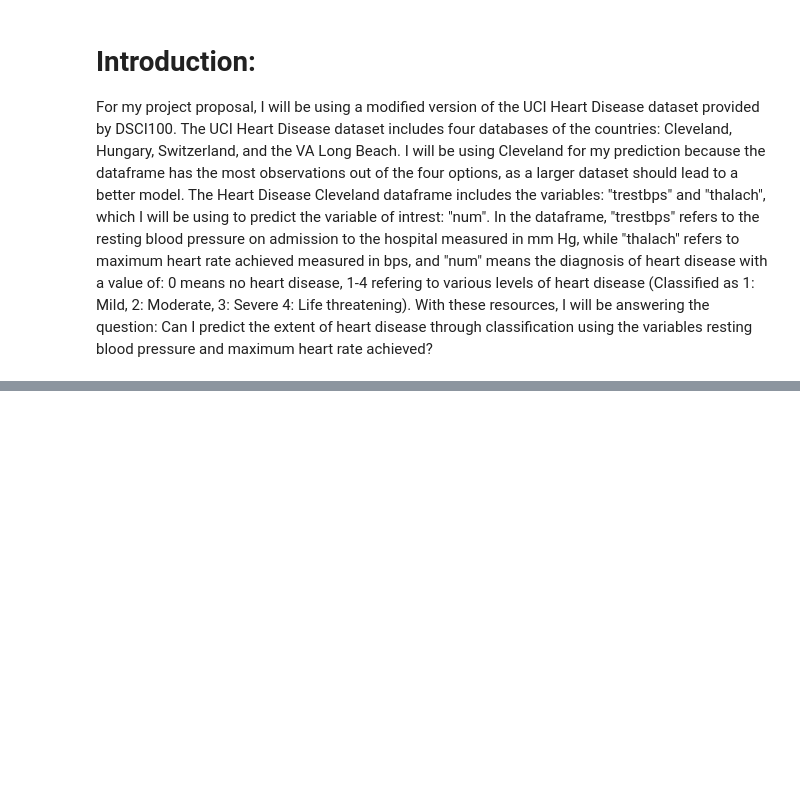
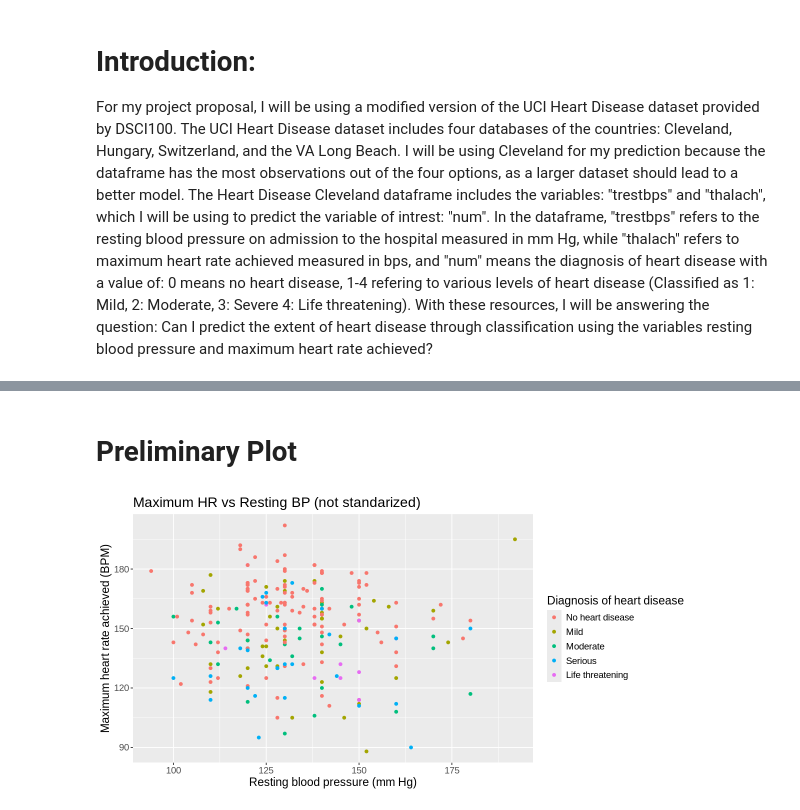
Before and after one commit to jchen278/dsci100_project, a Jupyter notebook: project_proposal.ipynb, the cells around one changed output, grey strips where cells are left out. Cells and saved outputs as stored; diff of their text form; code cells hidden in the pictures; blank space fills up the shorter version.

Commit message:
did the rest of proposal
finished prelim data anal

did methods

did expected

```diff
--- a/project_proposal.ipynb
+++ b/project_proposal.ipynb
@@ -38,0 +117,7 @@ Warning message:
+# %%
+set.seed(1)
+cleveland_split <- initial_split(cleveland_select, prop = 0.75, strata = num)
+cleveland_train <- training(cleveland_split)
+cleveland_test <- testing(cleveland_split)
+
+cleveland_train
@@ -38,0 +135,16 @@ Warning message:
+# %% [markdown]
+# Preliminary Plot
+# %%
+options(repr.plot.width = 10, repr.plot.height =5)
+
+
+cleveland_train_plot <- cleveland_train |>
+                        ggplot(aes(x = trestbps, y = thalach, color = num)) +
+                        geom_point() +
+                        labs(x = "Resting blood pressure (mm Hg)",y = "Maximum heart rate achieved (BPM)",
+                             color = "Diagnosis of heart disease", title = "Maximum HR vs Resting BP (not standarized)") +
+                        theme(text = element_text(size = 14))
+
+cleveland_train_plot
+# %% [output]
+[figure, added]
```
Also changed, not shown: parts of 14 cells of this notebook.
